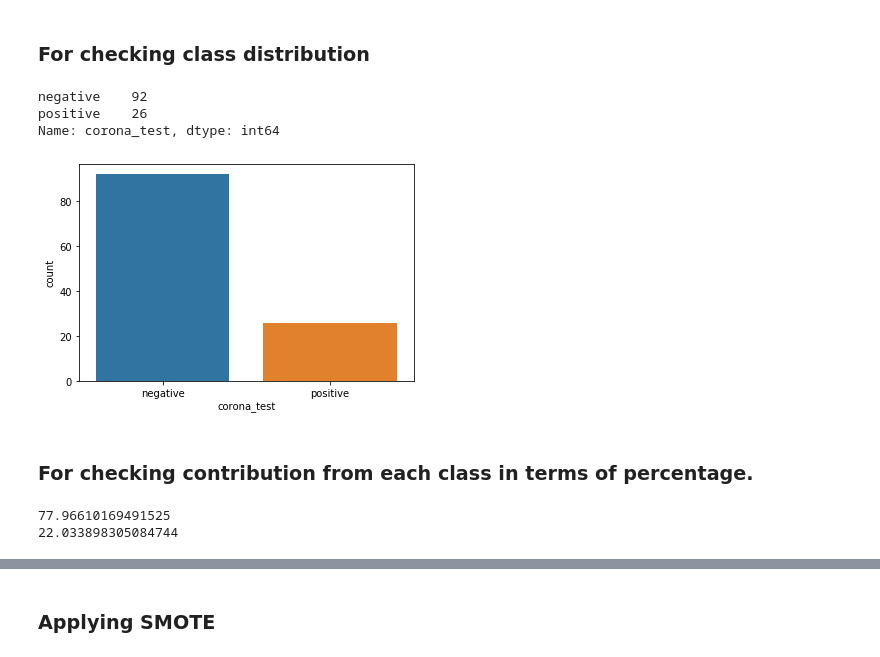
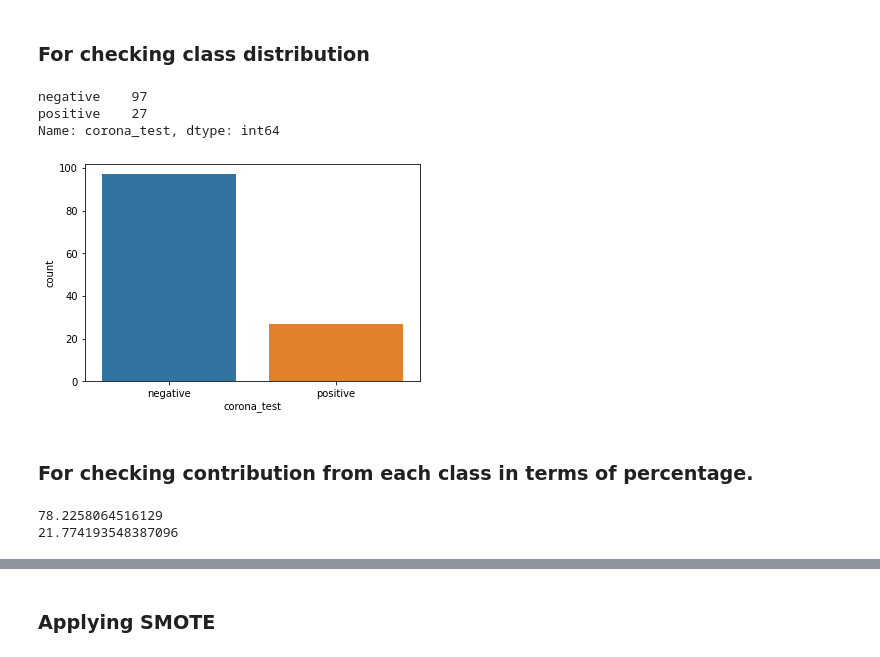
Before and after one commit to mnauf/covid, a Jupyter notebook: text.ipynb, the cells around one changed output, grey strips where cells are left out. Drawn from its saved outputs; the diff is of its cells as text; code cells hidden in the pictures.

```diff
--- a/text.ipynb
+++ b/text.ipynb
@@ -313,21 +291,24 @@ dtype: int64
 # %%
 ax = sns.countplot(x = "corona_test", data = df4)
 print(df4["corona_test"].value_counts())
+
+pos = df4["corona_test"].value_counts()[0]
+neg = df4["corona_test"].value_counts()[1]
 # %% [output]
-negative    92
-positive    26
+negative    97
+positive    27
 Name: corona_test, dtype: int64
-[figure, old version]
+[figure, new version]
 # %% [markdown]
 ### For checking contribution from each class in terms of percentage.
 # %%
-neg_per = 100 *(92 / float(df4.shape[0]))
-pos_per = 100 *(26 / float(df4.shape[0]))
+neg_per = 100 *(pos / float(df4.shape[0]))
+pos_per = 100 *(neg / float(df4.shape[0]))
 print(neg_per)
 print(pos_per)
 # %% [output]
-77.96610169491525
-22.033898305084744
+78.2258064516129
+21.774193548387096
 # %%
 # For checking distribution of values in each column or in each feature..
 
```
Also changed, not shown: parts of 56 cells of this notebook, 2 other files.
